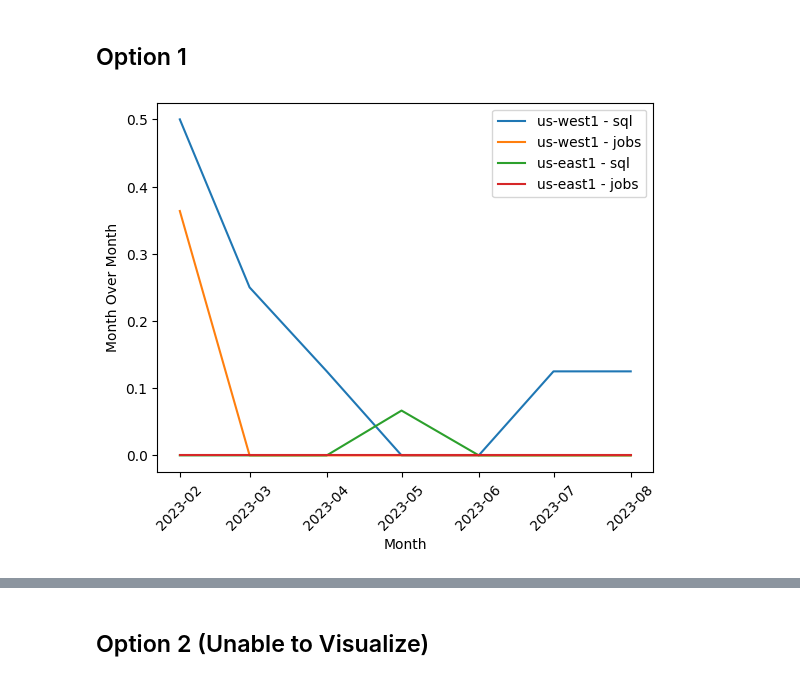
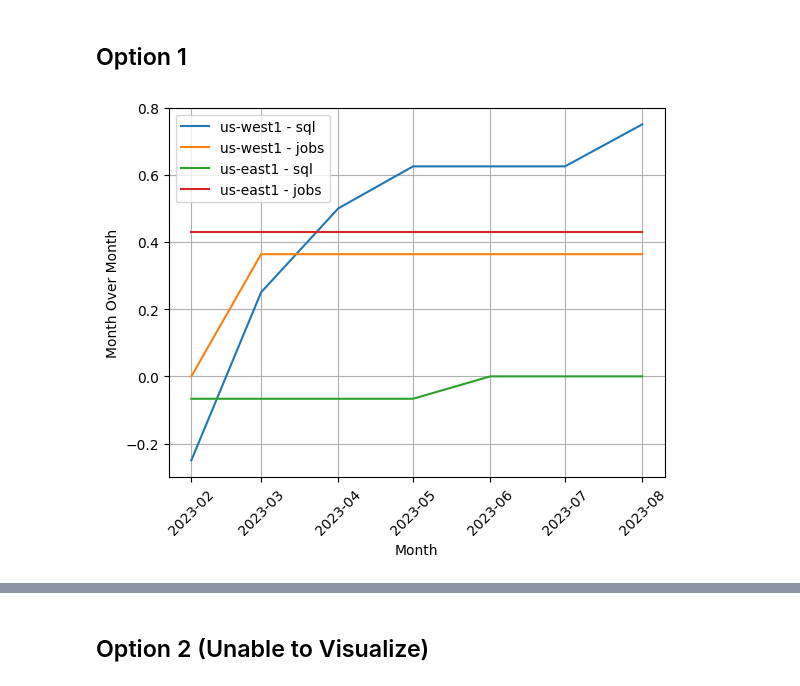
Before and after one commit to mmayorga97/margins_study_case, a Jupyter notebook: code/region_margins_v1.ipynb, the cells around one changed output, grey strips where cells are left out. Saved outputs shown, nothing was run; the diff lists cells and outputs as text; code cells hidden in the pictures.

Commit message:
Visualization Updates

```diff
--- a/code/region_margins_v1.ipynb
+++ b/code/region_margins_v1.ipynb
@@ -241,34 +226,36 @@ Observations:
 # %%
 # Create window spec by region, product line and ordered by Month
 window_spec = Window.partitionBy("region","product_line").orderBy("month")
 
 # Copy main data for dashboard
 df_dashboard = df.select(*df.columns)
 
 # Add lag column from margin
-df_dashboard = df_dashboard.withColumn("region_product_line_month_margin_mom", col("margin") - lag("margin").over(window_spec))
+df_dashboard = df_dashboard.withColumn("region_product_line_month_margin_mom_lag", lag("margin").over(window_spec))
+df_dashboard = df_dashboard.withColumn("region_product_line_month_margin_mom", col("margin") / col("region_product_line_month_margin_mom_lag"))
 
 # Get Regions and Product lines
 regions = df_dashboard.select("region").distinct().rdd.flatMap(lambda x: x).collect()
 product_lines = df_dashboard.select("product_line").distinct().rdd.flatMap(lambda x: x).collect()
 
 # Create Visualization
 for region in regions:
     for product_line in product_lines:
         filtered_df = df_dashboard.filter((col("region") == region) & (col("product_line") == product_line))
 
         x = filtered_df.select("month").collect()
-        y = filtered_df.select("region_product_line_month_margin_mom").collect()
+        y = filtered_df.select("region_product_line_month_margin_mom_lag").collect()
 
         plt.plot(x, y, label=f"{region} - {product_line}")
 
 plt.xlabel("Month")
 plt.ylabel("Month Over Month")
 plt.legend()
 plt.xticks(rotation=45)
+plt.grid(True)
 plt.show()
 # %% [output]
-[figure, old version]
+[figure, new version]
 # %%
 display(df_dashboard)
 # %% [output]
```
Also changed, not shown: parts of 7 cells of this notebook, 6 other files.
